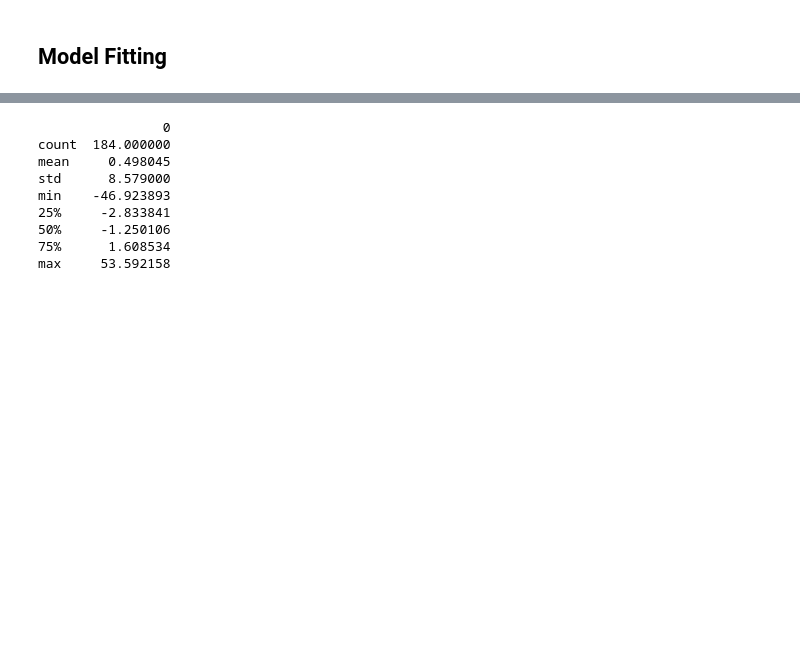
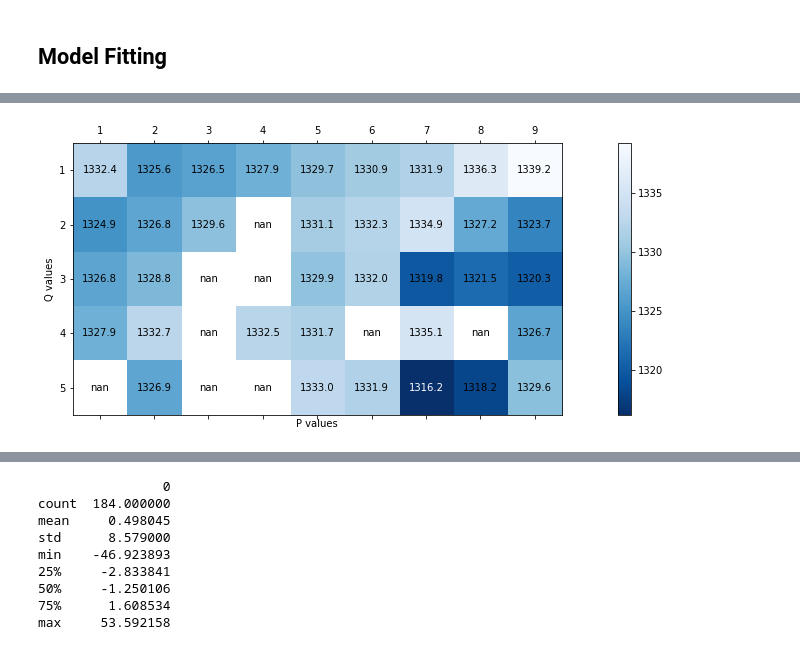
Before and after one commit to Allen-Z-4230/FutureGas, a Jupyter notebook: google_trends.ipynb, the cells around one changed output, grey strips where cells are left out. Cells and saved outputs as stored; diff of their text form; code cells hidden in the pictures; blank space fills up the shorter version.

Commit message:
added grid search for google trends arima. need to convert to gas price dataset.

```diff
--- a/google_trends.ipynb
+++ b/google_trends.ipynb
@@ -188,0 +209,6 @@ MA.1            1.0000           +0.0000j            1.0000            0.0000
+# %%
+p_values = [i for i in range(1, 10)]
+q_values = [1, 2, 3, 4, 5]
+models = train_matrix(p_values, q_values)
+aics = [[(model.aic if model is not None else np.nan) for model in q] for q in models]
+print(aics)
@@ -188,0 +233,33 @@ MA.1            1.0000           +0.0000j            1.0000            0.0000
+# %%
+def plot_heatmap(fig, ax, matrix, p_values, q_values):
+    cax = ax.matshow(matrix, cmap=plt.cm.Blues_r)
+    fig.colorbar(cax, ax=ax)
+
+    # Get smallest nonzero element
+    mat_min = np.inf
+    for row in matrix:
+        for e in row:
+            if e < mat_min and e != 0:
+                mat_min = e
+
+    # Draw numbers on heatmap
+    for i in range(len(matrix[0])):
+        for j in range(len(matrix)):
+            c = matrix[j,i]
+            c = np.round(c, 1)
+            if c == 0:
+                c = 'N/A'
+
+            # Display the minimum perplexity, i.e, best value text in white.
+            if matrix[j, i] == mat_min:
+                ax.text(i, j, str(c), va='center', ha='center', color='white')
+            else:
+                ax.text(i, j, str(c), va='center', ha='center')
+
+    # Set subplot titles and display
+    ax.set_xticklabels([''] + p_values)
+    ax.set_yticklabels([''] + q_values)
+
+    ax.set(xlabel="P values")
+    ax.set(ylabel="Q values")
+    #ax.set_title("Performance of various ARIMA models")
@@ -188,0 +278,8 @@ MA.1            1.0000           +0.0000j            1.0000            0.0000
+# %%
+# Set up heatmap
+fig, ax = plt.subplots(1, 1, figsize=(20,5))
+#plt.subplots_adjust(wspace=0.5)#), hspace=1)
+plot_heatmap(fig, ax, np.array(aics), p_values, q_values)
+#plot_heatmap(fig, ax[1], np.array(get_rmse(models)), p_values, d_values)
+# %% [output]
+[figure, added]
```
Also changed, not shown: parts of 13 cells of this notebook.
